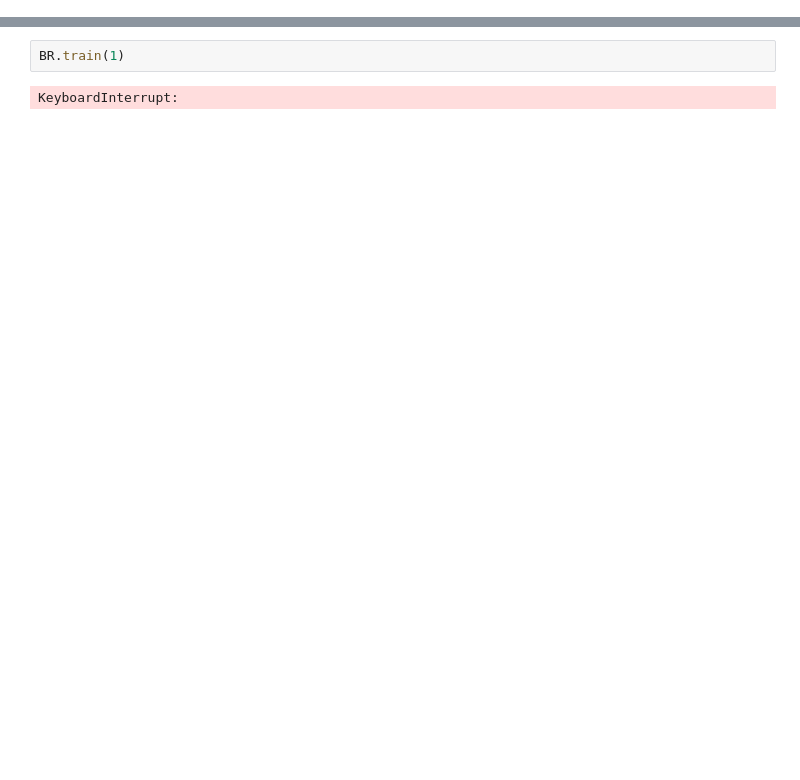
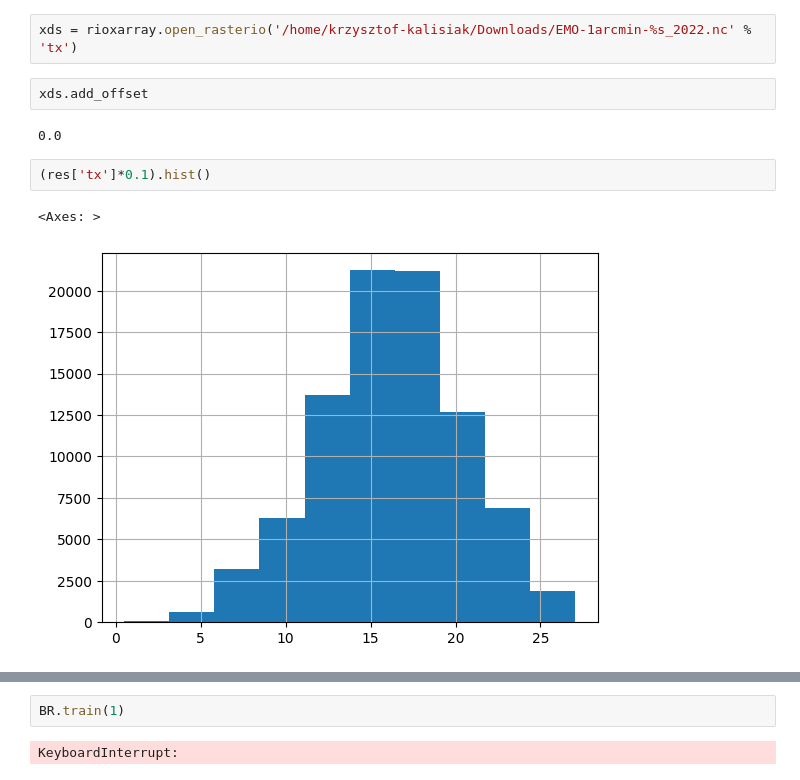
Before and after one commit to KrzysztofKalisiak/ROCM_repo, a Jupyter notebook: geoguesser_master.ipynb, the cells around one changed output, grey strips where cells are left out. Cells and saved outputs as stored; diff of their text form; blank space fills up the shorter version.

```diff
--- a/geoguesser_master.ipynb
+++ b/geoguesser_master.ipynb
@@ -39,0 +68,11 @@ BR.prepare_system(list(countries))
+# %%
+xds = rioxarray.open_rasterio('/home/krzysztof-kalisiak/Downloads/EMO-1arcmin-%s_2022.nc' % 'tx')
+# %%
+xds.add_offset
+# %% [output]
+0.0
+# %%
+(res['tx']*0.1).hist()
+# %% [output]
+<Axes: >
+[figure, added]
```
Also changed, not shown: parts of 19 cells of this notebook, 4 other files.
